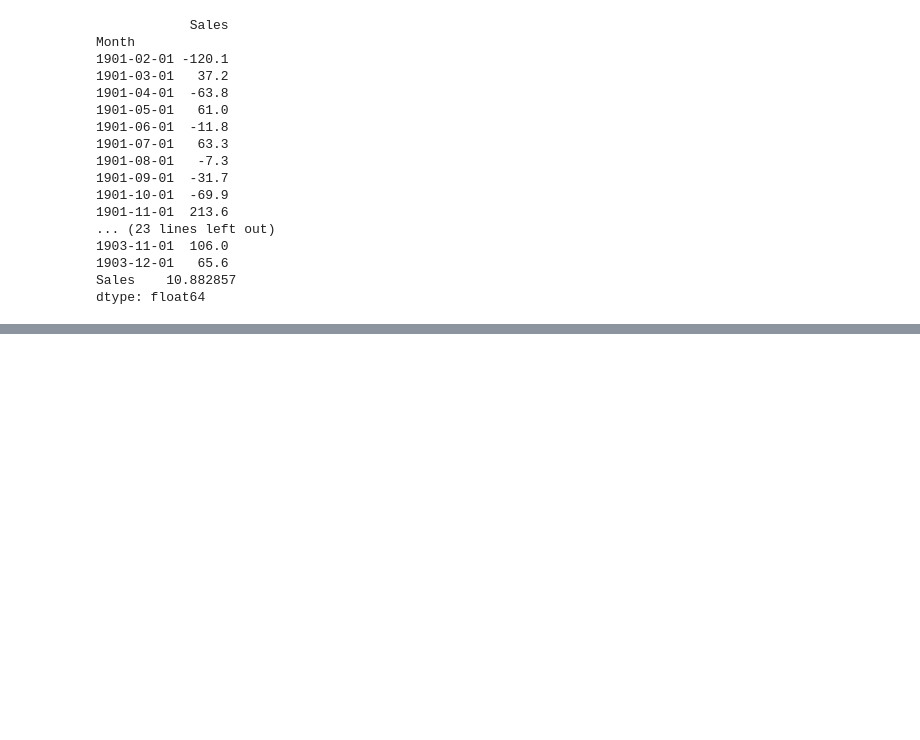
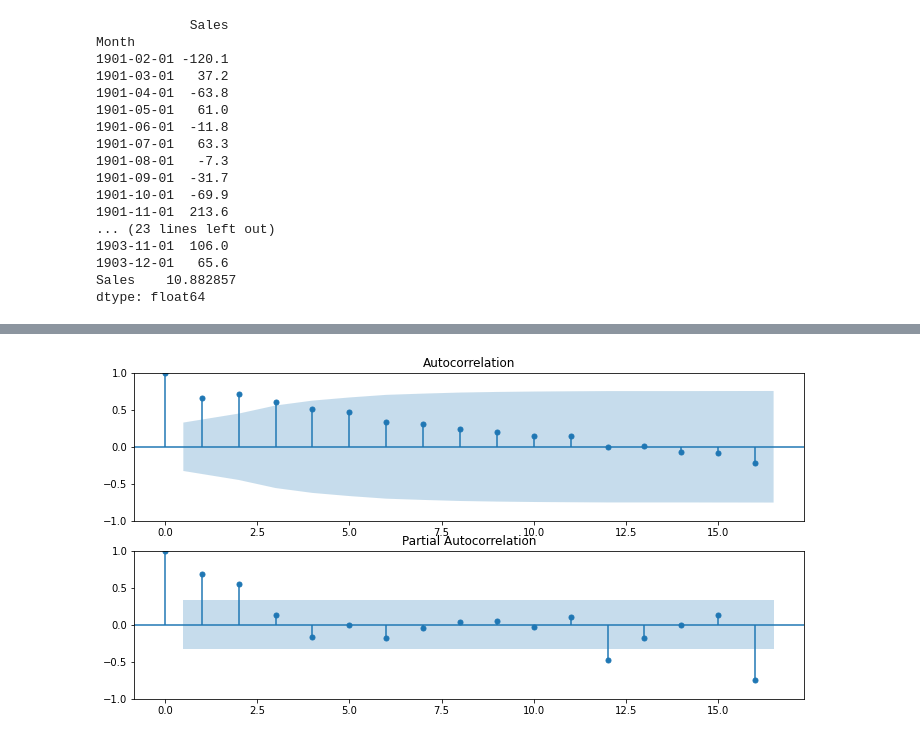
Before and after one commit to matt-juan23/time-series-forecasting, a Jupyter notebook: ARIMA.ipynb, the cells around one changed output, grey strips where cells are left out. Saved outputs shown, nothing was run; the diff lists cells and outputs as text; code cells hidden in the pictures; blank space fills up the shorter version.

```diff
--- a/ARIMA.ipynb
+++ b/ARIMA.ipynb
@@ -275,0 +251,6 @@ Warnings:
+# %%
+fig, ax = plt.subplots(2, figsize=(12,6))
+ax[0] = plot_acf(data.dropna(), ax=ax[0], lags=16)
+ax[1] = plot_pacf(data.dropna(), ax=ax[1], lags=16)
+# %% [output]
+[figure, added]
```
Also changed, not shown: parts of 6 cells of this notebook, 2 other files.
